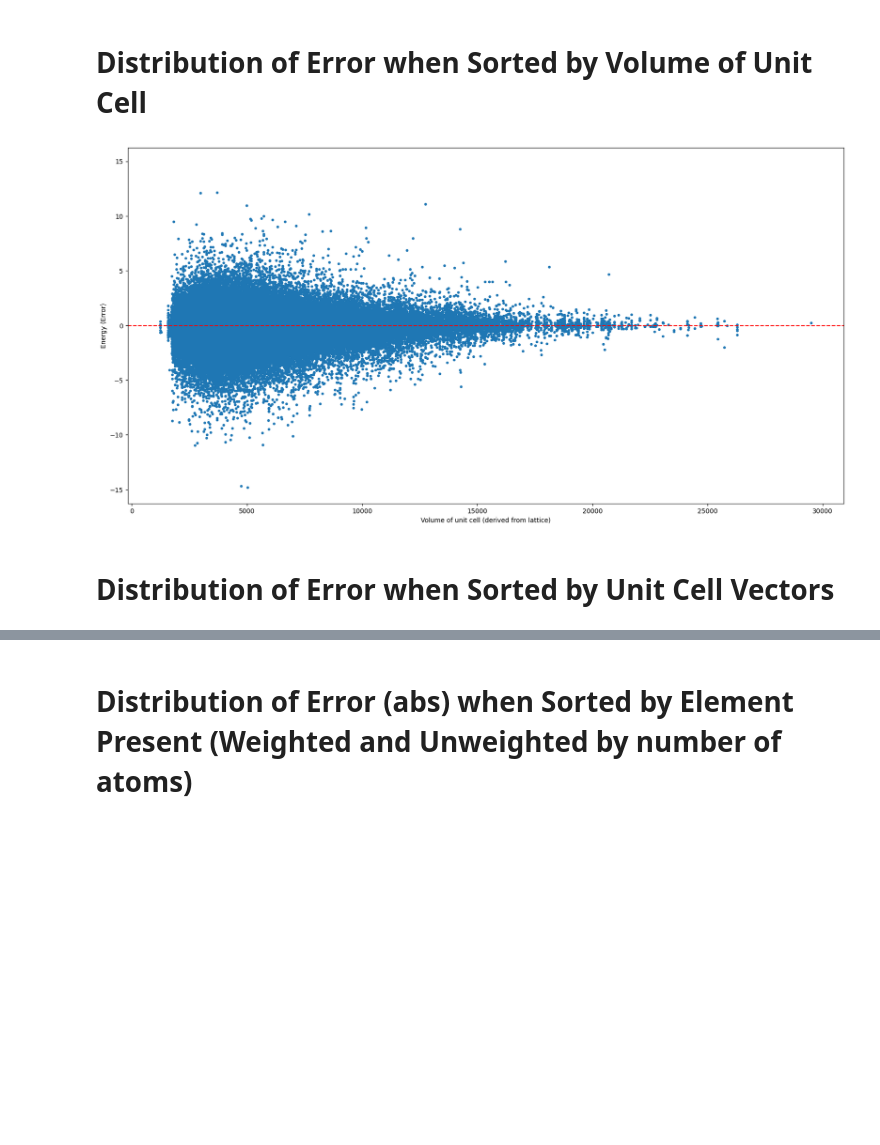
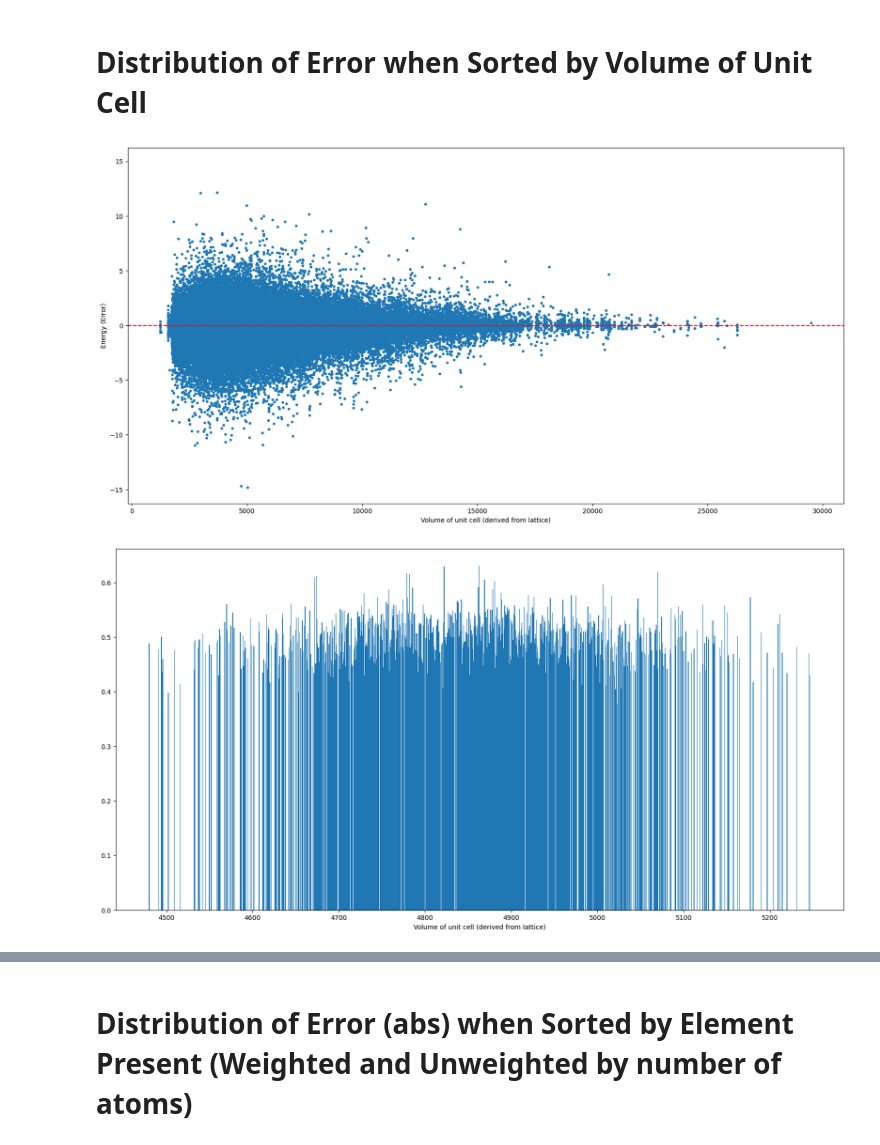
Before and after one commit to kimolijones/A-Star-is-born, a Jupyter notebook: main.ipynb, the cells around one changed output, grey strips where cells are left out. Cells and saved outputs as stored; diff of their text form; code cells hidden in the pictures; blank space fills up the shorter version.

```diff
--- a/main.ipynb
+++ b/main.ipynb
@@ -35,18 +35,21 @@ from IPython.display import HTML, display
 # %%
 DATASET_LOCATION = "../data_structures_errors.xyz" # should be in the same directory as the repository
 # %%
-def sort_plot_df(df, sort_method): # to sort df by certain column and display the scatter plot
+def sort_plot_df(df, sort_method, plot_type): # to sort df by certain column and display the scatter plot
     df_sorted = df.sort_values(by=[sort_method])
 
     plt.figure(figsize=(20,10))
     plt.xlabel(sort_method.capitalize())
-    plt.ylabel("Energy (Error)")
 
-    plt.ylim(-1.1*df["energy (error)"].abs().max(), 1.1*df["energy (error)"].abs().max())
+    if plot_type == "scatter":
+        plt.ylabel("Energy (Error)")
+        plt.ylim(-1.1*df["energy (error)"].abs().max(), 1.1*df["energy (error)"].abs().max())
+        plt.scatter(df_sorted[sort_method], df_sorted['energy (error)'], s=10)
+        plt.axhline(y=0, color='r', linestyle='--')
+    if plot_type == "bar":
+        df_sorted['absolute energy (error)'] = df_sorted['energy (error)'].abs()
+        plt.bar(df_sorted.groupby(df_sorted.index // 300).mean()[sort_method], df_sorted.groupby(df_sorted.index // 300).mean()['absolute energy (error)'])
 
-    # plt.plot(df_sorted[sort_method], df_sorted['energy (error)']) # having lines crowds the entire graph
-    plt.scatter(df_sorted[sort_method], df_sorted['energy (error)'], s=10)
-    plt.axhline(y=0, color='r', linestyle='--')
 
     plt.show()
 
@@ -289,15 +292,15 @@ print(df.shape)
 # %% [markdown]
 # Distribution of Error when Sorted by Volume of Unit Cell
 # %%
-sort_plot_df(df, "volume of unit cell (derived from Lattice)")
+sort_plot_df(df, "volume of unit cell (derived from Lattice)", plot_type="scatter")
+sort_plot_df(df, "volume of unit cell (derived from Lattice)", plot_type="bar")
 # sort_plot_df(df, "number of atoms") # no trend
 
 # possible way of extracting data out from Atom object
 # print(df[0][0])
 # print(df[0][0].symbol)
 # print(df[0][0].position)
 # display(df.describe())
 # %% [output]
 [figure]
+[figure, added]
-# %% [markdown]
-# Distribution of Error when Sorted by Unit Cell Vectors
```
Also changed, not shown: parts of 2 cells of this notebook.
